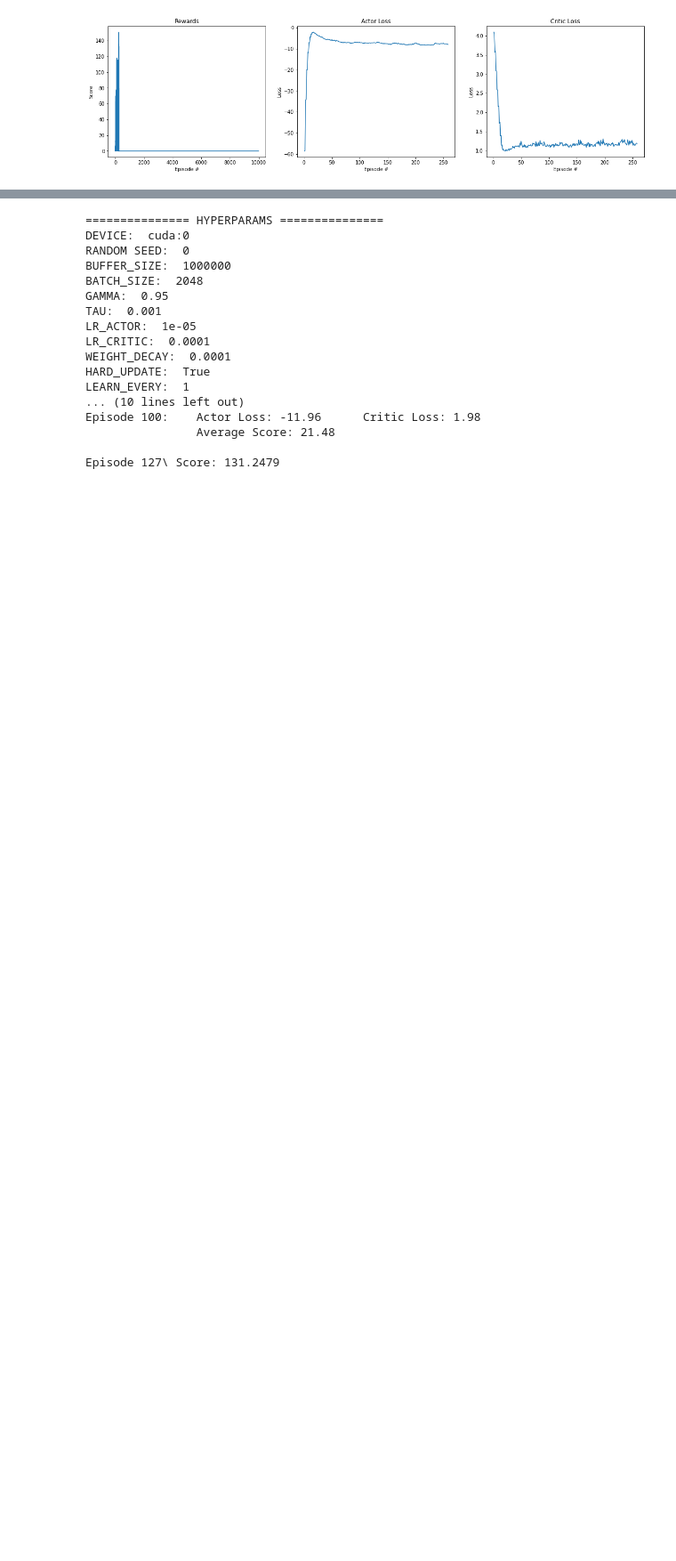
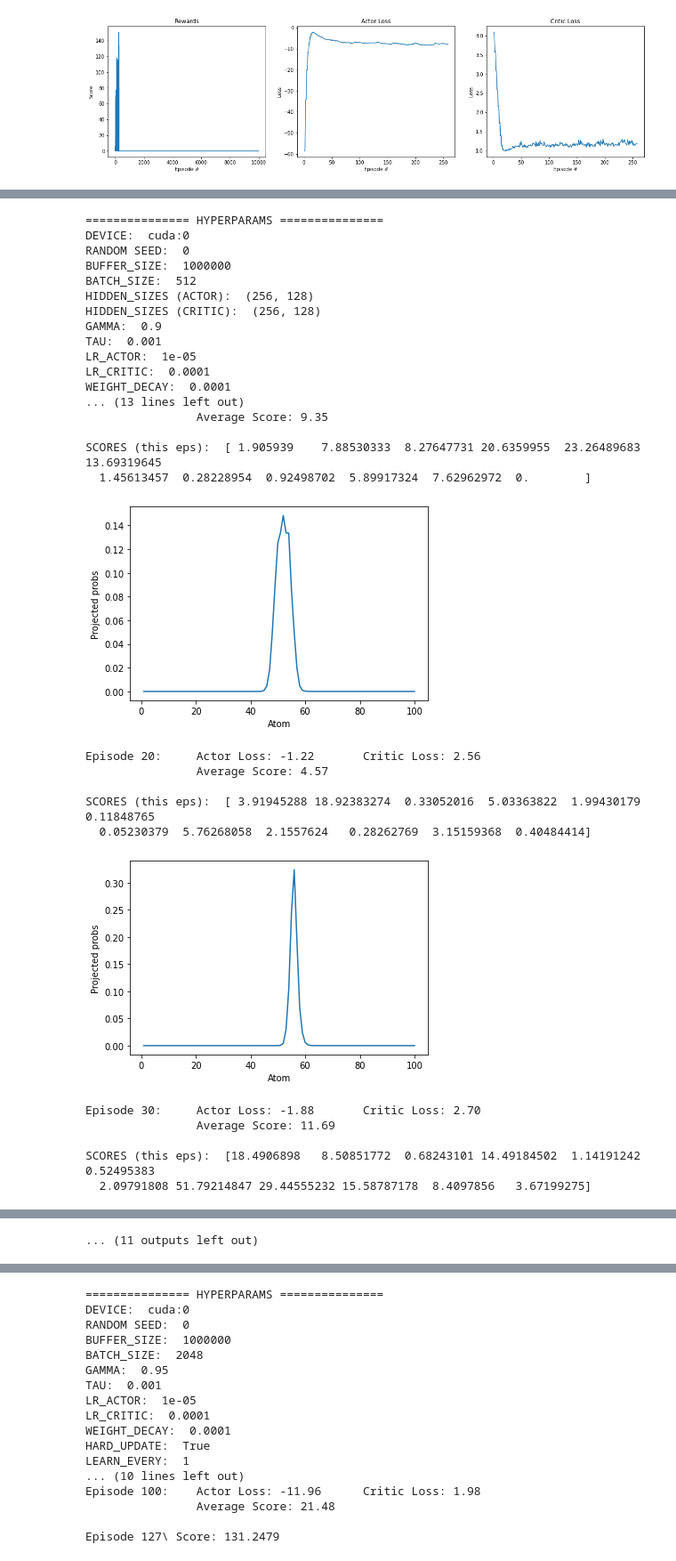
Before and after one commit to derektan95/Deep-Reinforcement-Learning-Algorithms, a Jupyter notebook: p2_continuous-control/Crawler_MultiAgent_Control_Exercise/MultiAgent_Crawler.ipynb, the cells around one changed output, grey strips where cells are left out. Shown at 89% size. Cells and saved outputs as stored; diff of their text form; code cells hidden in the pictures; blank space fills up the shorter version.

```diff
--- a/p2_continuous-control/Crawler_MultiAgent_Control_Exercise/MultiAgent_Crawler.ipynb
+++ b/p2_continuous-control/Crawler_MultiAgent_Control_Exercise/MultiAgent_Crawler.ipynb
@@ -584,0 +583,66 @@ Episode 200:    Actor Loss: nan         Critic Loss: nan
+# %%
+##################
+# Vmax = -Vmin = 10
+##################
+
+##################
+# Params Override: Initialized in params.py
+params = Params()
+params.random_seed = 0
+params.n_episodes=100
+params.max_t = 1000
+params.print_every = 10
+params.save_every = 10
+params.log_weights_every = 10
+params.prefill_memory_qty=10000
+params.terminate_on_target_score = True
+params.plot_stats = True
+params.lr_actor = 1e-5
+params.lr_critic = 1e-4
+params.hard_weights_update_every = 2000
+params.buffer_size = int(1e6)
+params.gamma = 0.9
+params.batch_size = 512
+params.gradient_clip = 0        # TEST: Don't clip
+params.optimizer_eps = 1e-5
+params.checkpoint_actor_weights_dir = 'weights/checkpoint_actor/v_eqauls_10'
+params.checkpoint_critic_weights_dir = 'weights/checkpoint_critic/v_eqauls_10'
+params.num_atoms = 100
+params.vmin = -10
+params.vmax = 10
+
+
+#### MAIN #####
+logger = Logger(params)
+agent = D4PG_Agent(state_size, action_size, params=params)
+d4pg(params, logger)
+# %% [output]
+=============== HYPERPARAMS ===============
+DEVICE:  cuda:0
+RANDOM SEED:  0
+BUFFER_SIZE:  1000000
+BATCH_SIZE:  512
+HIDDEN_SIZES (ACTOR):  (256, 128)
+HIDDEN_SIZES (CRITIC):  (256, 128)
+GAMMA:  0.9
+TAU:  0.001
+LR_ACTOR:  1e-05
+LR_CRITIC:  0.0001
+WEIGHT_DECAY:  0.0001
+... (13 lines left out)
+                Average Score: 9.35
+
+SCORES (this eps):  [ 1.905939    7.88530333  8.27647731 20.6359955  23.26489683 13.69319645
+  1.45613457  0.28228954  0.92498702  5.89917324  7.62962972  0.        ]
+[figure, added]
+Episode 20:     Actor Loss: -1.22       Critic Loss: 2.56
+                Average Score: 4.57
+
+SCORES (this eps):  [ 3.91945288 18.92383274  0.33052016  5.03363822  1.99430179  0.11848765
+  0.05230379  5.76268058  2.1557624   0.28262769  3.15159368  0.40484414]
+[figure, added]
+Episode 30:     Actor Loss: -1.88       Critic Loss: 2.70
+                Average Score: 11.69
+
+SCORES (this eps):  [18.4906898   8.50851772  0.68243101 14.49184502  1.14191242  0.52495383
+  2.09791808 51.79214847 29.44555232 15.58787178  8.4097856   3.67199275]
@@ -584,0 +668 @@ Episode 200:    Actor Loss: nan         Critic Loss: nan
+... (11 outputs left out)
```
Also changed, not shown: parts of 32 cells of this notebook, 21 other files.
